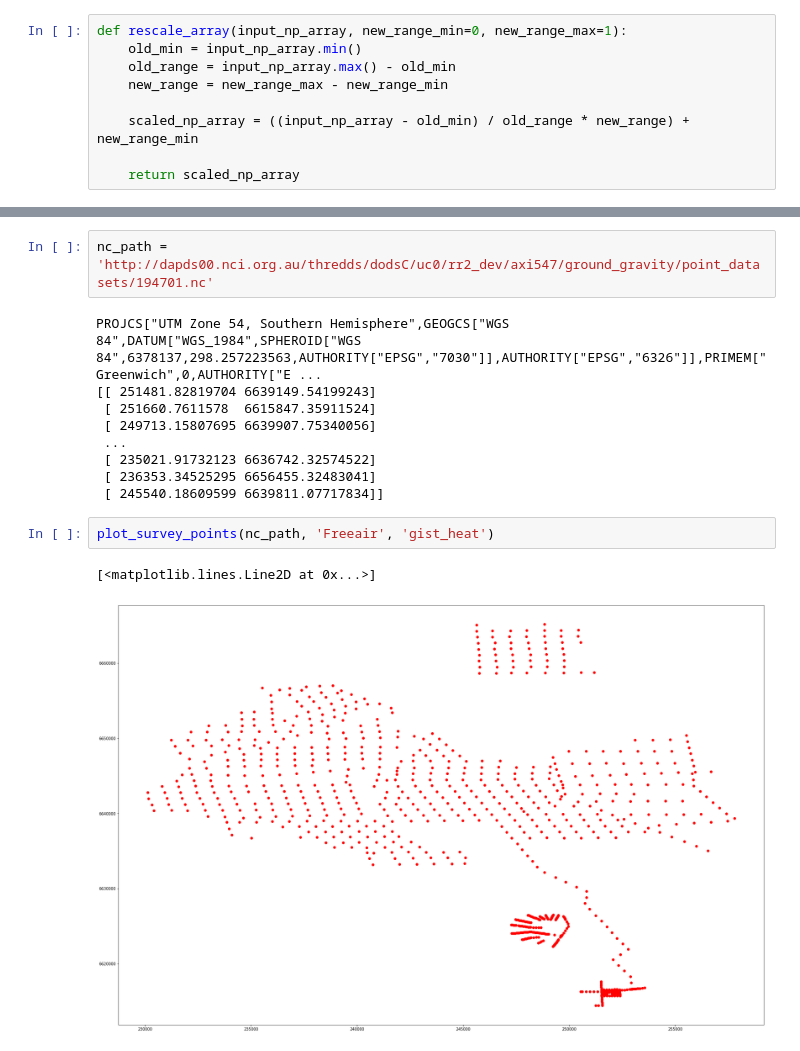
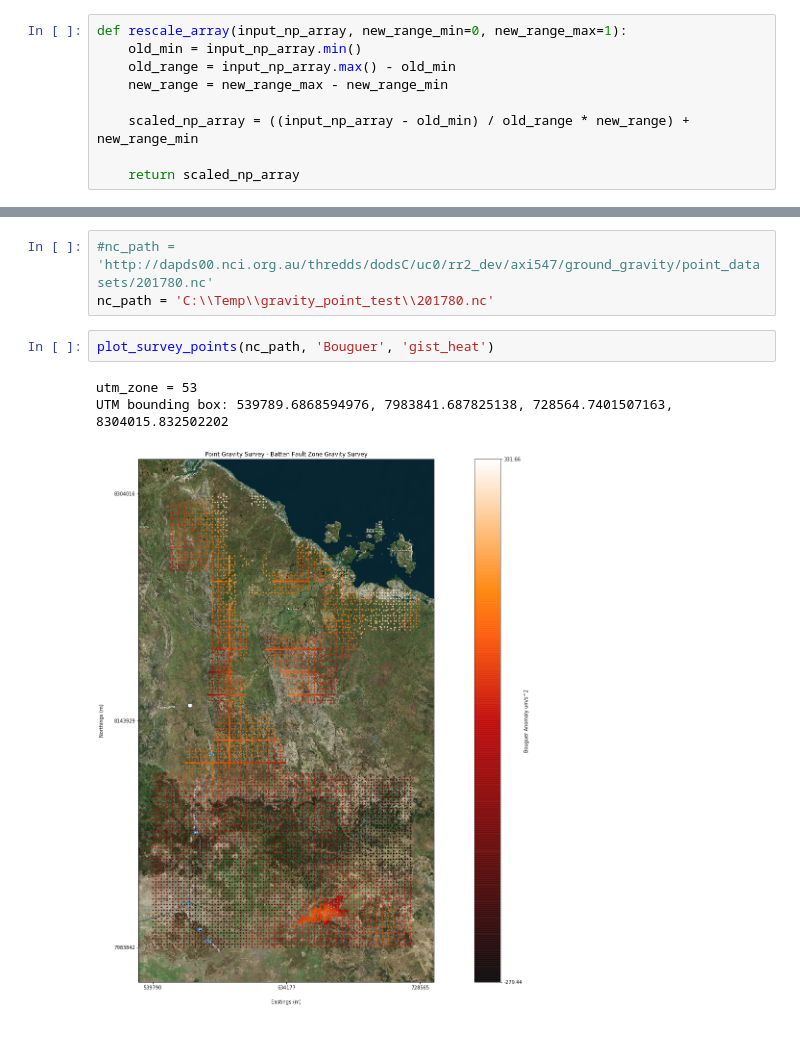
Before and after one commit to GeoscienceAustralia/geophys_utils, a Jupyter notebook: examples/9_gravity_point_dataset.ipynb, the cells around one changed output, grey strips where cells are left out. Saved outputs shown, nothing was run; the diff lists cells and outputs as text.

```diff
--- a/examples/9_gravity_point_dataset.ipynb
+++ b/examples/9_gravity_point_dataset.ipynb
@@ -154,16 +101,9 @@ def plot_survey_points(netcdf_path, variable_to_map, colour_scheme='binary'):
 # %%
-nc_path = 'http://dapds00.nci.org.au/thredds/dodsC/uc0/rr2_dev/axi547/ground_gravity/point_datasets/194701.nc'
+#nc_path = 'http://dapds00.nci.org.au/thredds/dodsC/uc0/rr2_dev/axi547/ground_gravity/point_datasets/201780.nc'
+nc_path = 'C:\\Temp\\gravity_point_test\\201780.nc'
-# %% [output]
-PROJCS["UTM Zone 54, Southern Hemisphere",GEOGCS["WGS 84",DATUM["WGS_1984",SPHEROID["WGS 84",6378137,298.257223563,AUTHORITY["EPSG","7030"]],AUTHORITY["EPSG","6326"]],PRIMEM["Greenwich",0,AUTHORITY["E ...
-[[ 251481.82819704 6639149.54199243]
- [ 251660.7611578  6615847.35911524]
- [ 249713.15807695 6639907.75340056]
- ...
- [ 235021.91732123 6636742.32574522]
- [ 236353.34525295 6656455.32483041]
- [ 245540.18609599 6639811.07717834]]
 # %%
-plot_survey_points(nc_path, 'Freeair', 'gist_heat')
+plot_survey_points(nc_path, 'Bouguer', 'gist_heat')
 # %% [output]
-[<matplotlib.lines.Line2D at 0x...>]
+utm_zone = 53
+UTM bounding box: 539789.6868594976, 7983841.687825138, 728564.7401507163, 8304015.832502202
-[figure, old version]
+[figure, new version]
```
Also changed, not shown: parts of 2 cells of this notebook, 2 other files.
